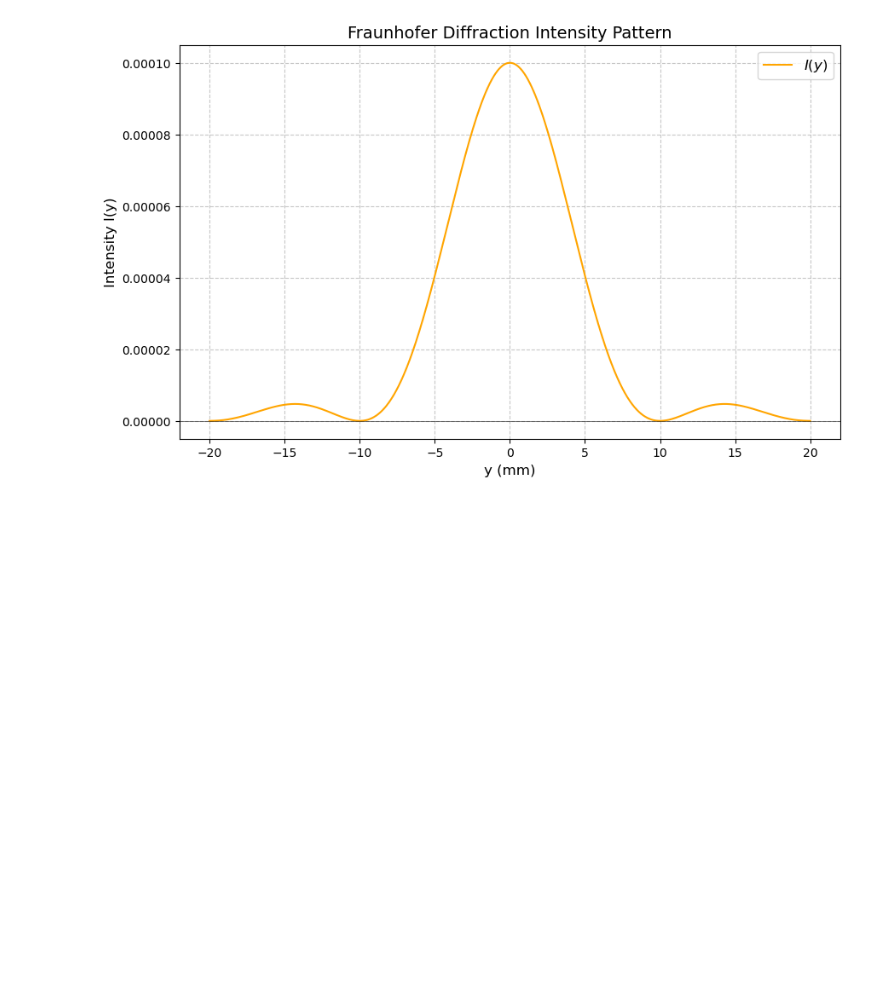
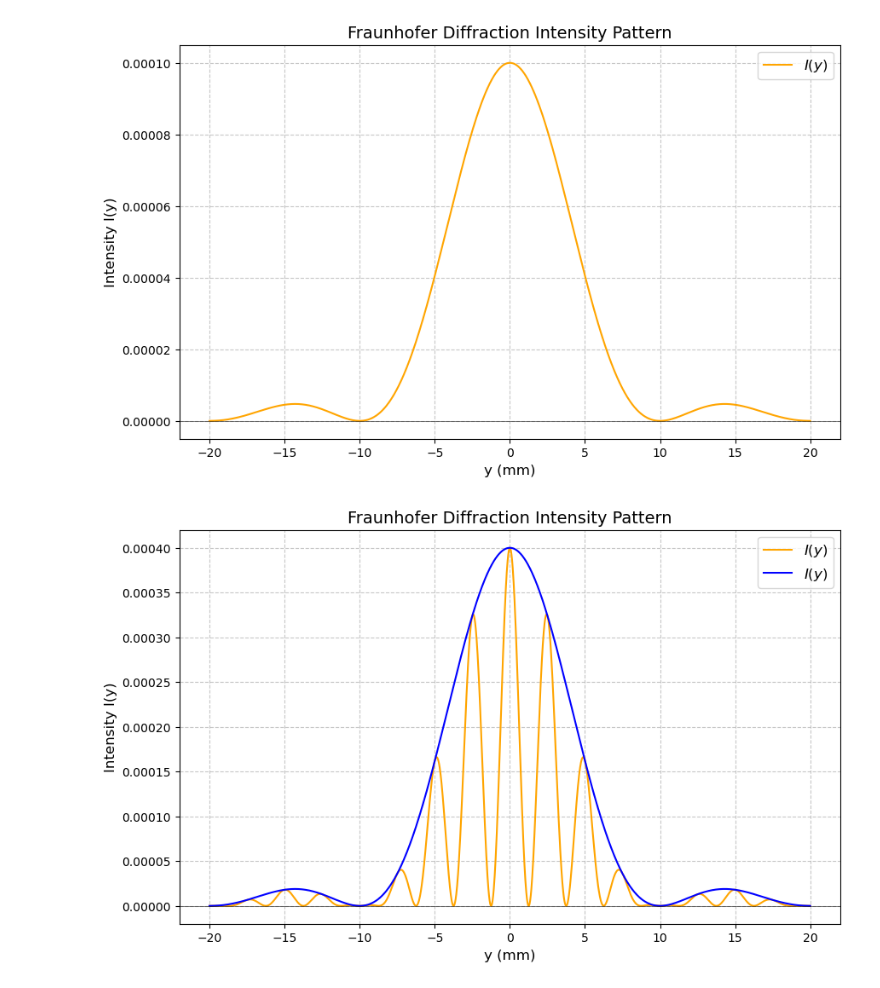
Before and after one commit to kyoka1013/Python_ComputationalPhysics, a Jupyter notebook: resources/texts/応用/fraunhofer_diffraction.ipynb, the cells around one changed output. Saved outputs shown, nothing was run; the diff lists cells and outputs as text; code cells hidden in the pictures; blank space fills up the shorter version.

```diff
--- a/resources/texts/応用/fraunhofer_diffraction.ipynb
+++ b/resources/texts/応用/fraunhofer_diffraction.ipynb
@@ -27,0 +34,24 @@ plt.show()
+# %%
+y = np.linspace(-20, 20, 2000)  # mm
+# %%
+phase_a = q * a * y / (2 * l)
+phase_b = q * b * y / (2 * l)
+# %%
+I_y = (a*b) * ((np.sin(phase_b) / phase_b)**2) * ((np.cos(phase_a))**2)
+amp = (a*b) * (np.sin(phase_b) / phase_b)**2
+# %%
+I_y[np.isnan(I_y)] = a*b
+amp[np.isnan(amp)] = a*b
+# %%
+plt.figure(figsize=(10, 6))
+plt.plot(y, I_y, label=r"$I(y)$", color='orange')
+plt.plot(y, amp, label=r"$I(y)$", color='blue')
+plt.xlabel("y (mm)", fontsize=12)
+plt.ylabel("Intensity I(y)", fontsize=12)
+plt.title("Fraunhofer Diffraction Intensity Pattern", fontsize=14)
+plt.grid(True, linestyle='--', alpha=0.7)
+plt.axhline(0, color='black', linewidth=0.5, alpha=0.7)
+plt.legend(fontsize=12)
+plt.show()
+# %% [output]
+[figure, added]
```
Also changed, not shown: parts of 1 cell of this notebook.
